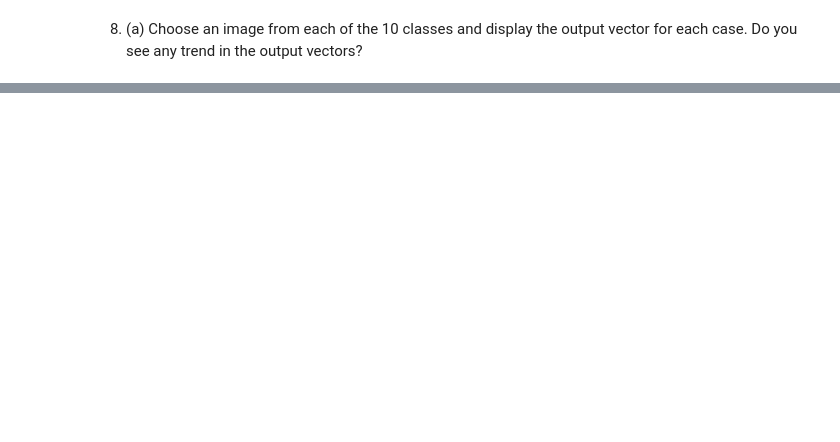
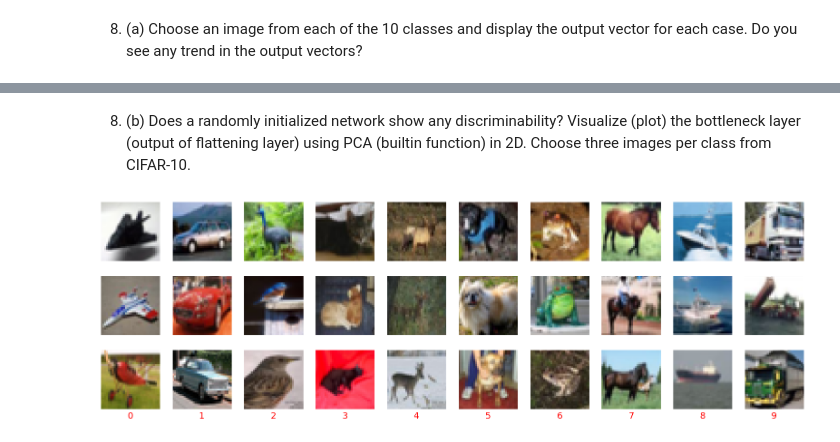
Before and after one commit to SAYANTA-ADHIKARI/DeepLearning-AI5100, a Jupyter notebook: Assignment_2/ai22mtech12005.ipynb, the cells around one changed output, grey strips where cells are left out. Saved outputs shown, nothing was run; the diff lists cells and outputs as text; code cells hidden in the pictures; blank space fills up the shorter version.

```diff
--- a/Assignment_2/ai22mtech12005.ipynb
+++ b/Assignment_2/ai22mtech12005.ipynb
@@ -379,0 +389,8 @@ you see any trend in the output vectors?
+# %%
+# Showing images of each class
+fig, ax = plt.subplots(1, 10, figsize=(20, 2))
+for i in range(10):
+    ax[i].imshow(u_class_img[i])
+    ax[i].set_xticks([]); ax[i].set_yticks([])
+    ax[i].set_xlabel(i)
+    ax[i].xaxis.label.set_color('red')
@@ -379,0 +399,5 @@ you see any trend in the output vectors?
+# %%
+out_each_img = [CNN(img=img, do_softmax=True) for img in u_class_img]
+for i in range(10):
+    print(f"For {i} image {out_each_img[i].reshape(-1, )}")
+    print()
@@ -379,0 +422,25 @@ you see any trend in the output vectors?
+# %% [markdown]
+8. (b) Does a randomly initialized network show any discriminability? Visualize (plot) the bottleneck layer (output of flattening layer) using PCA (builtin function) in 2D. Choose three images per class from CIFAR-10.
+# %%
+# Getting indexes of the labels
+labels = np.array(data_dict[b'labels'])
+cls_idx = [np.where(labels == l)[0][:3] for l in u_labels]
+# %%
+# Getting images for those indexes
+imgs = []
+for i in u_labels:
+    cls_imgs = []
+    for j in range(3):
+        cls_imgs.append(np.rot90(data_dict[b'data'][cls_idx[i][j], :].reshape((32, 32, 3), order = 'F'), k = 3))
+    imgs.append(cls_imgs)
+# %%
+# Plotting all the images
+fig, ax = plt.subplots(3, 10, figsize=(20, 6))
+for i in range(10):
+    for j in range(3):
+        ax[j, i].imshow(imgs[i][j])
+        ax[j, i].set_xticks([]); ax[j, i].set_yticks([])
+    ax[j, i].set_xlabel(i)
+    ax[j, i].xaxis.label.set_color('red')
+# %% [output]
+[figure, added]
```
Also changed, not shown: parts of 12 cells of this notebook.
